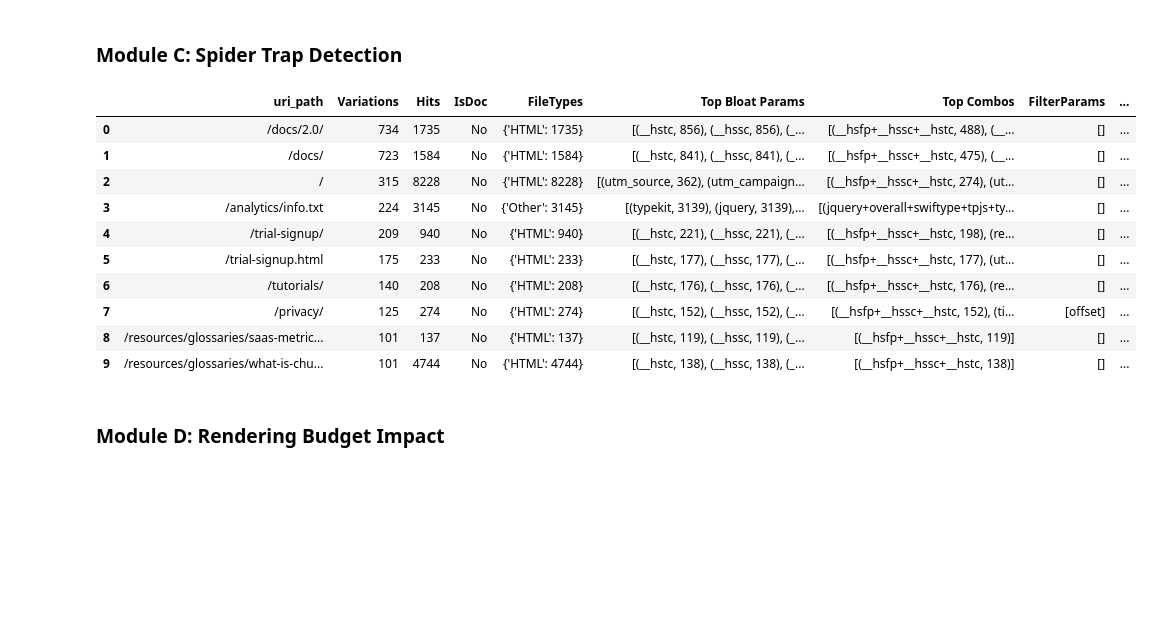
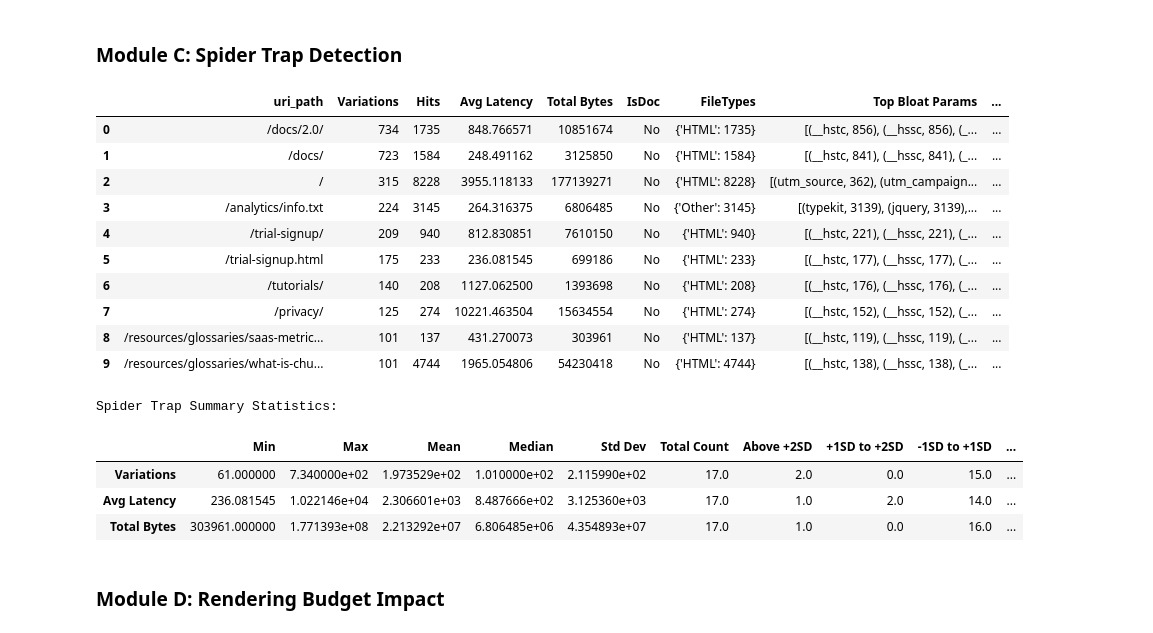
Before and after one commit to bdmarvin1/log-file-analysis, a Jupyter notebook: Chargebee_Log_Analysis.ipynb, the cells around one changed output. Saved outputs shown, nothing was run; the diff lists cells and outputs as text; code cells hidden in the pictures; blank space fills up the shorter version.

Commit message:
updated various approaches and included even more summary data

```diff
--- a/Chargebee_Log_Analysis.ipynb
+++ b/Chargebee_Log_Analysis.ipynb
@@ -423,50 +462,66 @@ def analyze_spider_traps(df, threshold=50):
     ).reset_index()
     top_traps_summary = traps[traps['unique_variations'] > threshold].sort_values(by='unique_variations', ascending=False)
     trap_details = []
     filter_keywords = ['sort', 'filter', 'price', 'color', 'size', 'category', 'page', 'offset', 'limit', 'order']
     doc_extensions = ['.pdf', '.doc', '.docx', '.xls', '.xlsx', '.csv']
     for _, row in top_traps_summary.iterrows():
         path = row['uri_path']
         trap_data = df[df['uri_path'] == path]
+
+        # Calculate Avg Latency and Total Bytes for each trap
+        avg_latency = trap_data['time_taken'].mean()
+        total_bytes = trap_data['bytes_sent'].sum()
+
         param_counts = {}; combo_counts = {}
         for query in trap_data['uri_query'].dropna():
             params = parse_qs(query.lstrip('?'))
             for p in params.keys(): param_counts[p] = param_counts.get(p, 0) + 1
             combo = '+'.join(sorted(params.keys()))
             if combo: combo_counts[combo] = combo_counts.get(combo, 0) + 1
         is_doc = any(path.lower().endswith(ext) for ext in doc_extensions)
         found_filters = [p for p in param_counts.keys() if any(k in p.lower() for k in filter_keywords)]
         trap_details.append({
-            'uri_path': path, 'Variations': row['unique_variations'], 'Hits': row['total_hits'],
-            'IsDoc': 'Yes' if is_doc else 'No', 'FileTypes': trap_data['file_type'].value_counts().to_dict(),
+            'uri_path': path,
+            'Variations': row['unique_variations'],
+            'Hits': row['total_hits'],
+            'Avg Latency': avg_latency, # Added Avg Latency
+            'Total Bytes': total_bytes, # Added Total Bytes
+            'IsDoc': 'Yes' if is_doc else 'No',
+            'FileTypes': trap_data['file_type'].value_counts().to_dict(),
             'Top Bloat Params': sorted(param_counts.items(), key=lambda x: x[1], reverse=True)[:3],
             'Top Combos': sorted(combo_counts.items(), key=lambda x: x[1], reverse=True)[:3],
-            'FilterParams': found_filters, 'URL Samples': row['sample_urls']
+            'FilterParams': found_filters,
+            'URL Samples': row['sample_urls']
         })
     return pd.DataFrame(trap_details)
 
 trap_details_df = analyze_spider_traps(df)
 display(trap_details_df.head(10))
 # Summary statistics for the Spider Trap Analysis table
 trap_summary_df = pd.DataFrame({
-    'Variations': calculate_summary_stats(trap_details_df['variations_count']),
-    'Avg Latency': calculate_summary_stats(trap_details_df['avg_latency']),
-    'Total Bytes': calculate_summary_stats(trap_details_df['total_bytes'])
+    'Variations': calculate_summary_stats(trap_details_df['Variations']),
+    'Avg Latency': calculate_summary_stats(trap_details_df['Avg Latency']),
+    'Total Bytes': calculate_summary_stats(trap_details_df['Total Bytes'])
 }).T
 print("Spider Trap Summary Statistics:")
 display(trap_summary_df)
 # %% [output]
-|  | uri_path | Variations | Hits | IsDoc | FileTypes | Top Bloat Params | Top Combos | FilterParams | ... |
-| 0 | /docs/2.0/ | 734 | 1735 | No | {'HTML': 1735} | [(__hstc, 856), (__hssc, 856), (_... | [(__hsfp+__hssc+__hstc, 488), (__... | [] | ... |
-| 1 | /docs/ | 723 | 1584 | No | {'HTML': 1584} | [(__hstc, 841), (__hssc, 841), (_... | [(__hsfp+__hssc+__hstc, 475), (__... | [] | ... |
-| 2 | / | 315 | 8228 | No | {'HTML': 8228} | [(utm_source, 362), (utm_campaign... | [(__hsfp+__hssc+__hstc, 274), (ut... | [] | ... |
-| 3 | /analytics/info.txt | 224 | 3145 | No | {'Other': 3145} | [(typekit, 3139), (jquery, 3139),... | [(jquery+overall+swiftype+tpjs+ty... | [] | ... |
-| 4 | /trial-signup/ | 209 | 940 | No | {'HTML': 940} | [(__hstc, 221), (__hssc, 221), (_... | [(__hsfp+__hssc+__hstc, 198), (re... | [] | ... |
-| 5 | /trial-signup.html | 175 | 233 | No | {'HTML': 233} | [(__hstc, 177), (__hssc, 177), (_... | [(__hsfp+__hssc+__hstc, 177), (ut... | [] | ... |
-| 6 | /tutorials/ | 140 | 208 | No | {'HTML': 208} | [(__hstc, 176), (__hssc, 176), (_... | [(__hsfp+__hssc+__hstc, 176), (re... | [] | ... |
-| 7 | /privacy/ | 125 | 274 | No | {'HTML': 274} | [(__hstc, 152), (__hssc, 152), (_... | [(__hsfp+__hssc+__hstc, 152), (ti... | [offset] | ... |
-| 8 | /resources/glossaries/saas-metric... | 101 | 137 | No | {'HTML': 137} | [(__hstc, 119), (__hssc, 119), (_... | [(__hsfp+__hssc+__hstc, 119)] | [] | ... |
-| 9 | /resources/glossaries/what-is-chu... | 101 | 4744 | No | {'HTML': 4744} | [(__hstc, 138), (__hssc, 138), (_... | [(__hsfp+__hssc+__hstc, 138)] | [] | ... |
+|  | uri_path | Variations | Hits | Avg Latency | Total Bytes | IsDoc | FileTypes | Top Bloat Params | ... |
+| 0 | /docs/2.0/ | 734 | 1735 | 848.766571 | 10851674 | No | {'HTML': 1735} | [(__hstc, 856), (__hssc, 856), (_... | ... |
+| 1 | /docs/ | 723 | 1584 | 248.491162 | 3125850 | No | {'HTML': 1584} | [(__hstc, 841), (__hssc, 841), (_... | ... |
+| 2 | / | 315 | 8228 | 3955.118133 | 177139271 | No | {'HTML': 8228} | [(utm_source, 362), (utm_campaign... | ... |
+| 3 | /analytics/info.txt | 224 | 3145 | 264.316375 | 6806485 | No | {'Other': 3145} | [(typekit, 3139), (jquery, 3139),... | ... |
+| 4 | /trial-signup/ | 209 | 940 | 812.830851 | 7610150 | No | {'HTML': 940} | [(__hstc, 221), (__hssc, 221), (_... | ... |
+| 5 | /trial-signup.html | 175 | 233 | 236.081545 | 699186 | No | {'HTML': 233} | [(__hstc, 177), (__hssc, 177), (_... | ... |
+| 6 | /tutorials/ | 140 | 208 | 1127.062500 | 1393698 | No | {'HTML': 208} | [(__hstc, 176), (__hssc, 176), (_... | ... |
+| 7 | /privacy/ | 125 | 274 | 10221.463504 | 15634554 | No | {'HTML': 274} | [(__hstc, 152), (__hssc, 152), (_... | ... |
+| 8 | /resources/glossaries/saas-metric... | 101 | 137 | 431.270073 | 303961 | No | {'HTML': 137} | [(__hstc, 119), (__hssc, 119), (_... | ... |
+| 9 | /resources/glossaries/what-is-chu... | 101 | 4744 | 1965.054806 | 54230418 | No | {'HTML': 4744} | [(__hstc, 138), (__hssc, 138), (_... | ... |
+Spider Trap Summary Statistics:
+|  | Min | Max | Mean | Median | Std Dev | Total Count | Above +2SD | +1SD to +2SD | -1SD to +1SD | ... |
+| Variations | 61.000000 | 7.340000e+02 | 1.973529e+02 | 1.010000e+02 | 2.115990e+02 | 17.0 | 2.0 | 0.0 | 15.0 | ... |
+| Avg Latency | 236.081545 | 1.022146e+04 | 2.306601e+03 | 8.487666e+02 | 3.125360e+03 | 17.0 | 1.0 | 2.0 | 14.0 | ... |
+| Total Bytes | 303961.000000 | 1.771393e+08 | 2.213292e+07 | 6.806485e+06 | 4.354893e+07 | 17.0 | 1.0 | 0.0 | 16.0 | ... |
 # %% [markdown]
 ### Module D: Rendering Budget Impact
 # %%
```
Also changed, not shown: parts of 12 cells of this notebook.
